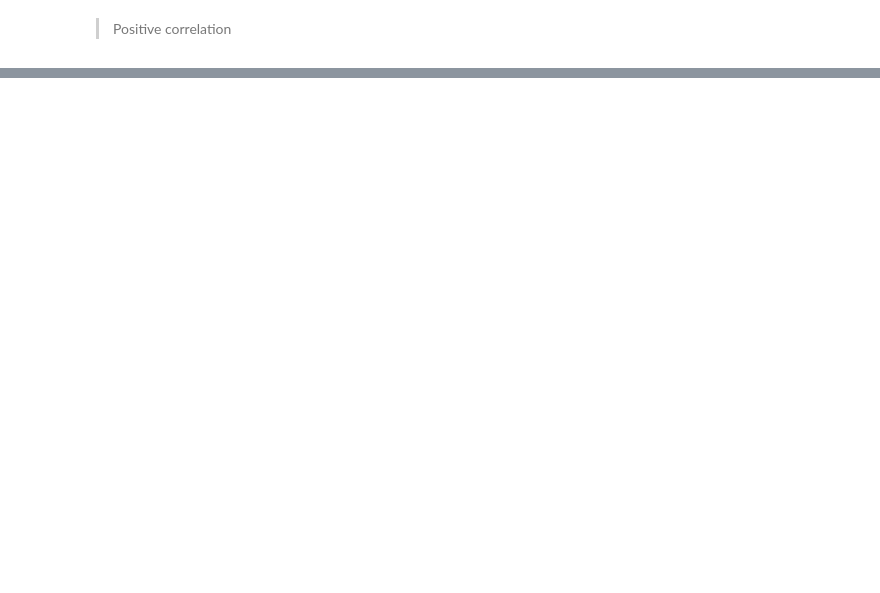
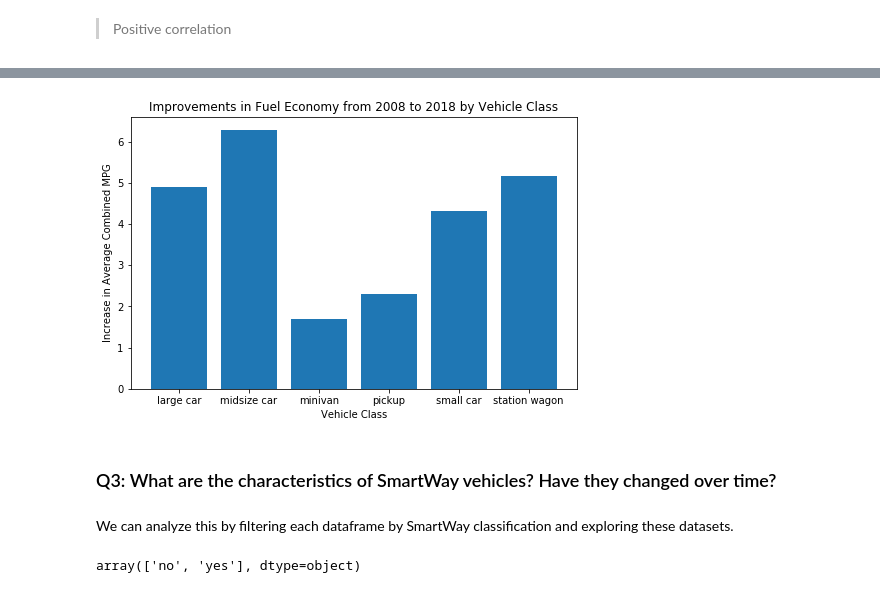
Before and after one commit to emilylauyw/Udacity_DAND_CaseStudy2-Analyze_Fuel_Economy_Data, a Jupyter notebook: analyze_fuel_economy_data.ipynb, the cells around one changed output, grey strips where cells are left out. Cells and saved outputs as stored; diff of their text form; code cells hidden in the pictures; blank space fills up the shorter version.

```diff
--- a/analyze_fuel_economy_data.ipynb
+++ b/analyze_fuel_economy_data.ipynb
@@ -786,0 +773,4 @@ df_18.plot(x='greenhouse_gas_score', y='cmb_mpg', kind='scatter');
+# %%
+# load datasets
+df_08 = pd.read_csv('clean_08.csv')
+df_18 = pd.read_csv('clean_18.csv')
@@ -786,0 +850,3 @@ df_18.plot(x='greenhouse_gas_score', y='cmb_mpg', kind='scatter');
+# %%
+veh_08 = df_08.groupby('veh_class').cmb_mpg.mean()
+veh_08
@@ -786,0 +864,3 @@ df_18.plot(x='greenhouse_gas_score', y='cmb_mpg', kind='scatter');
+# %%
+veh_18 = df_18.groupby('veh_class').cmb_mpg.mean()
+veh_18
@@ -786,0 +879,4 @@ df_18.plot(x='greenhouse_gas_score', y='cmb_mpg', kind='scatter');
+# %%
+# how much they've increased by for each vehicle class
+inc = veh_18 - veh_08
+inc
@@ -786,0 +897,19 @@ df_18.plot(x='greenhouse_gas_score', y='cmb_mpg', kind='scatter');
+# %%
+# only plot the classes that exist in both years
+inc.dropna(inplace=True)
+plt.subplots(figsize=(8, 5))
+plt.bar(inc.index, inc)
+plt.title('Improvements in Fuel Economy from 2008 to 2018 by Vehicle Class')
+plt.xlabel('Vehicle Class')
+plt.ylabel('Increase in Average Combined MPG');
+# %% [output]
+[figure, added]
+# %% [markdown]
+### Q3: What are the characteristics of SmartWay vehicles? Have they changed over time?
+# %% [markdown]
+We can analyze this by filtering each dataframe by SmartWay classification and exploring these datasets.
+# %%
+# smartway labels for 2008
+df_08.smartway.unique()
+# %% [output]
+array(['no', 'yes'], dtype=object)
```
Also changed, not shown: parts of 47 cells of this notebook.
